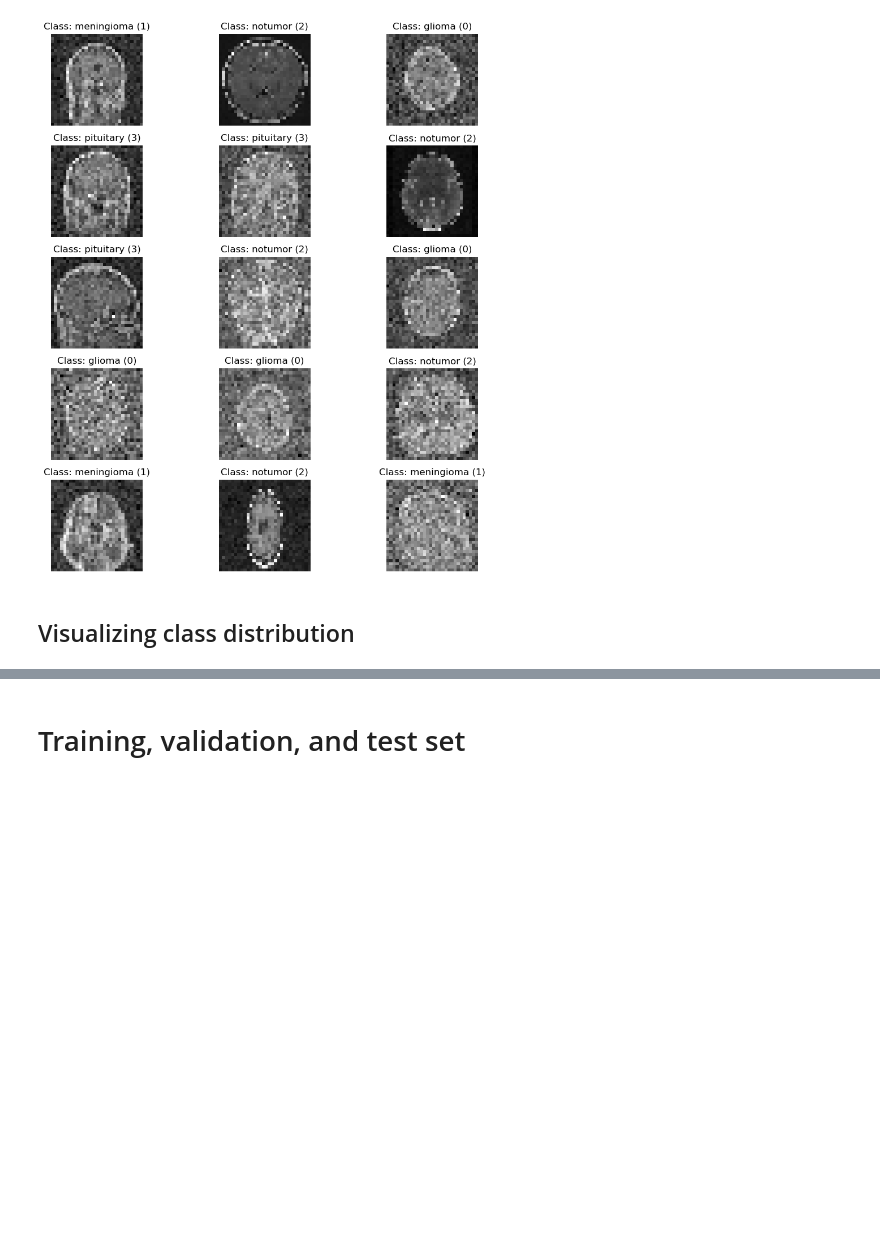
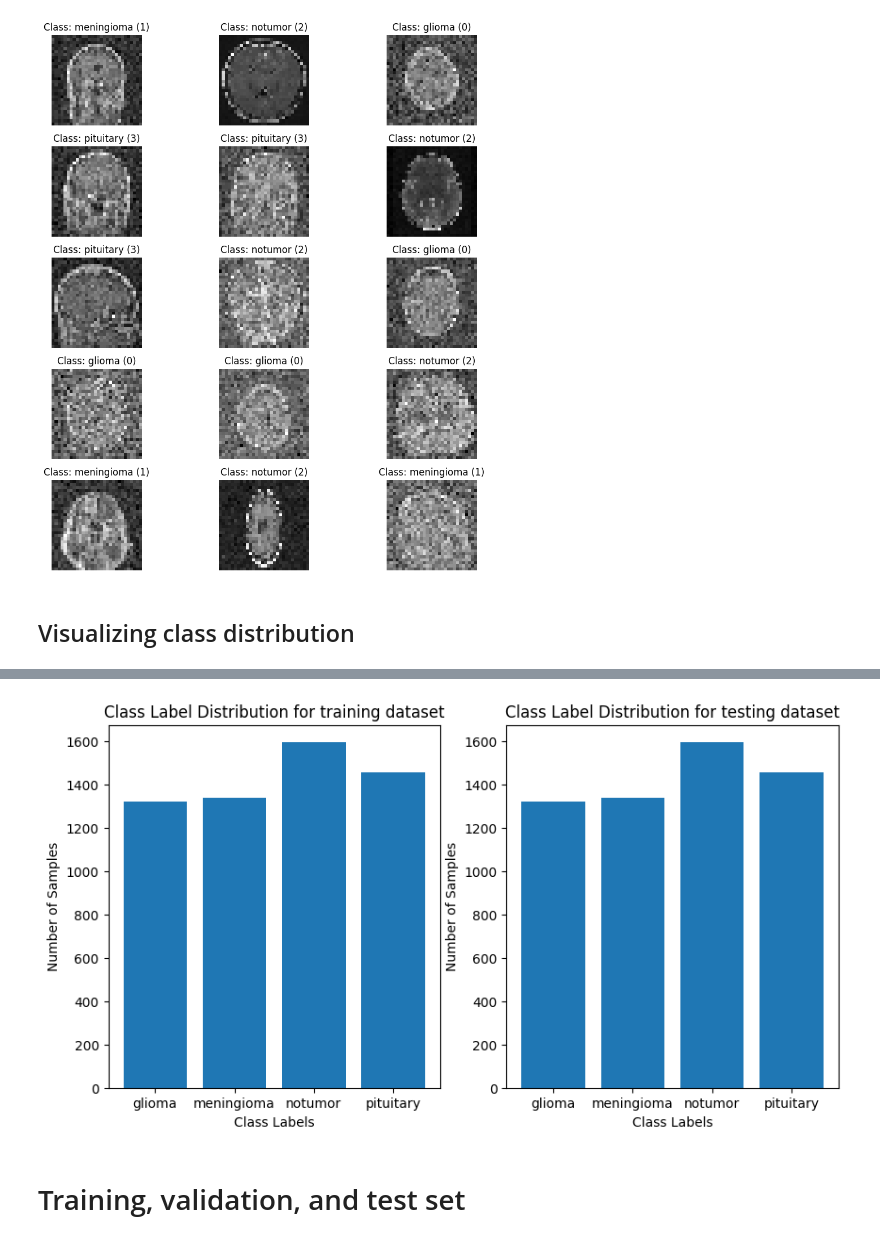
Before and after one commit to Tinus1424/braintumor, a Jupyter notebook: main_notebook.ipynb, the cells around one changed output, grey strips where cells are left out. Saved outputs shown, nothing was run; the diff lists cells and outputs as text; code cells hidden in the pictures; blank space fills up the shorter version.

```diff
--- a/main_notebook.ipynb
+++ b/main_notebook.ipynb
@@ -61,3 +64,9 @@ plot_class_distribution(train_data, test_data)
+# %%
+fig, (ax1, ax2) = plt.subplots(1, 2, figsize = (10, 5))
+plot_class_dist(ax1, train_data, "training")
+plot_class_dist(ax2, train_data, "testing")
+# %% [output]
+[figure, added]
 # %% [markdown]
 # Training, validation, and test set
 # %%
```
Also changed, not shown: parts of 7 cells of this notebook, 2 other files.
